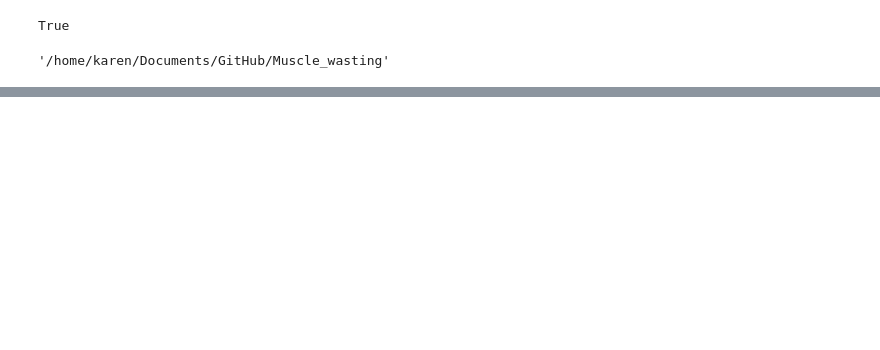
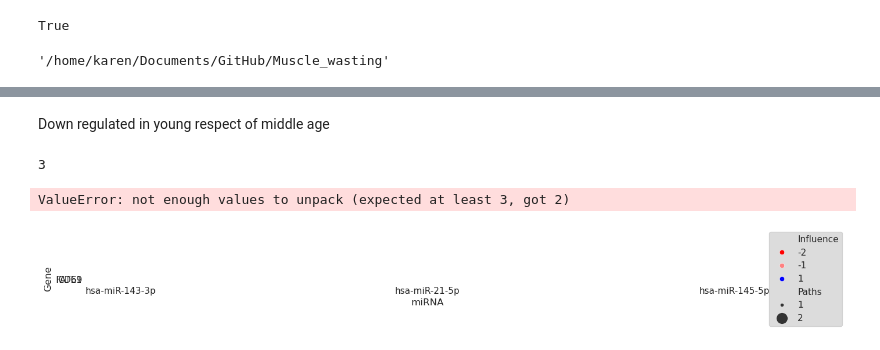
Before and after one commit to Kathyren/Muscle_wasting, a Jupyter notebook: network/mirnas_influence_03_90.ipynb, the cells around one changed output, grey strips where cells are left out. Drawn from its saved outputs; the diff is of its cells as text; code cells hidden in the pictures; blank space fills up the shorter version.

```diff
--- a/network/mirnas_influence_03_90.ipynb
+++ b/network/mirnas_influence_03_90.ipynb
@@ -118,0 +244,17 @@ False
+# %%
+regulation_YM={}
+up_regulation_YM={}
+down_regulation_YM={}
+for node_name in sub_network.nodes:
+    node = sub_network.nodes[node_name]
+    if 'ym' in node['data']:
+        regulation = node['data']['ym']
+        regulation_YM[node['data']['name']]=regulation
+        if regulation>0:
+            up_regulation_YM[node['data']['name']]=regulation
+        elif regulation<0:
+            down_regulation_YM[node['data']['name']]=regulation
+# %%
+df_de_ym = df[df.index.isin(regulation_YM.keys())]
+df_down_ym = df[df.index.isin(down_regulation_YM.keys())]
+df_up_ym = df[df.index.isin(up_regulation_YM.keys())]
@@ -118,0 +267,8 @@ False
+# %% [markdown]
+Down regulated in young respect of middle age
+# %%
+plot_dotplot(df_down_ym)
+# %% [output]
+3
+ValueError: not enough values to unpack (expected at least 3, got 2)
+[figure, added]
```
Also changed, not shown: parts of 43 cells of this notebook, 7 other files.
